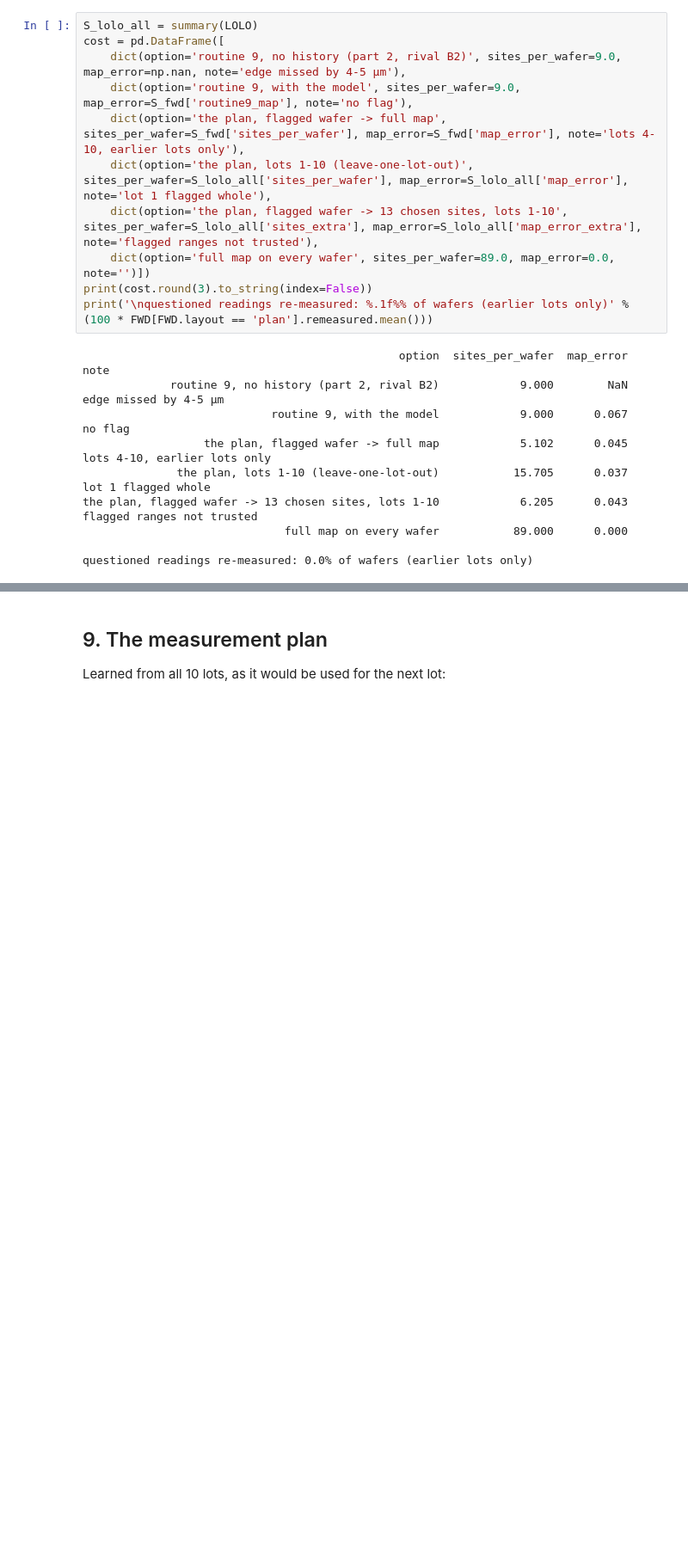
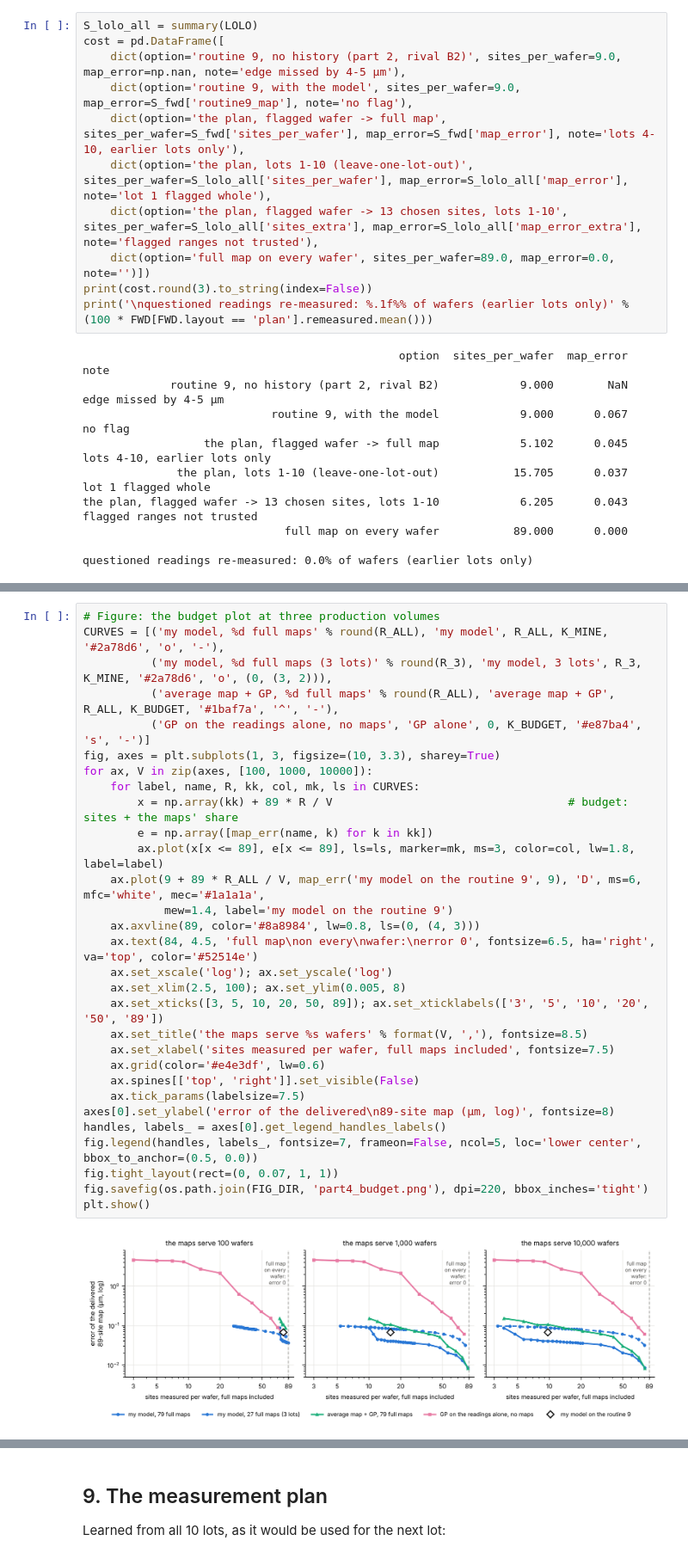
Before and after one commit to arifulRPI/sparse-wafer-metrology, a Jupyter notebook: notebooks/04_plan_and_cost.ipynb, the cells around one changed output, grey strips where cells are left out. Shown at 86% size. Drawn from its saved outputs; the diff is of its cells as text; blank space fills up the shorter version.

```diff
--- a/notebooks/04_plan_and_cost.ipynb
+++ b/notebooks/04_plan_and_cost.ipynb
@@ -785,0 +935,32 @@ thickness, which roughly doubles the cost per site for that target.
+# %%
+# Figure: the budget plot at three production volumes
+CURVES = [('my model, %d full maps' % round(R_ALL), 'my model', R_ALL, K_MINE, '#2a78d6', 'o', '-'),
+          ('my model, %d full maps (3 lots)' % round(R_3), 'my model, 3 lots', R_3, K_MINE, '#2a78d6', 'o', (0, (3, 2))),
+          ('average map + GP, %d full maps' % round(R_ALL), 'average map + GP', R_ALL, K_BUDGET, '#1baf7a', '^', '-'),
+          ('GP on the readings alone, no maps', 'GP alone', 0, K_BUDGET, '#e87ba4', 's', '-')]
+fig, axes = plt.subplots(1, 3, figsize=(10, 3.3), sharey=True)
+for ax, V in zip(axes, [100, 1000, 10000]):
+    for label, name, R, kk, col, mk, ls in CURVES:
+        x = np.array(kk) + 89 * R / V                                   # budget: sites + the maps' share
+        e = np.array([map_err(name, k) for k in kk])
+        ax.plot(x[x <= 89], e[x <= 89], ls=ls, marker=mk, ms=3, color=col, lw=1.8, label=label)
+    ax.plot(9 + 89 * R_ALL / V, map_err('my model on the routine 9', 9), 'D', ms=6, mfc='white', mec='#1a1a1a',
+            mew=1.4, label='my model on the routine 9')
+    ax.axvline(89, color='#8a8984', lw=0.8, ls=(0, (4, 3)))
+    ax.text(84, 4.5, 'full map\non every\nwafer:\nerror 0', fontsize=6.5, ha='right', va='top', color='#52514e')
+    ax.set_xscale('log'); ax.set_yscale('log')
+    ax.set_xlim(2.5, 100); ax.set_ylim(0.005, 8)
+    ax.set_xticks([3, 5, 10, 20, 50, 89]); ax.set_xticklabels(['3', '5', '10', '20', '50', '89'])
+    ax.set_title('the maps serve %s wafers' % format(V, ','), fontsize=8.5)
+    ax.set_xlabel('sites measured per wafer, full maps included', fontsize=7.5)
+    ax.grid(color='#e4e3df', lw=0.6)
+    ax.spines[['top', 'right']].set_visible(False)
+    ax.tick_params(labelsize=7.5)
+axes[0].set_ylabel('error of the delivered\n89-site map (µm, log)', fontsize=8)
+handles, labels_ = axes[0].get_legend_handles_labels()
+fig.legend(handles, labels_, fontsize=7, frameon=False, ncol=5, loc='lower center', bbox_to_anchor=(0.5, 0.0))
+fig.tight_layout(rect=(0, 0.07, 1, 1))
+fig.savefig(os.path.join(FIG_DIR, 'part4_budget.png'), dpi=220, bbox_inches='tight')
+plt.show()
+# %% [output]
+[figure, added]
```
Also changed, not shown: parts of 12 cells of this notebook, 2 other files.
